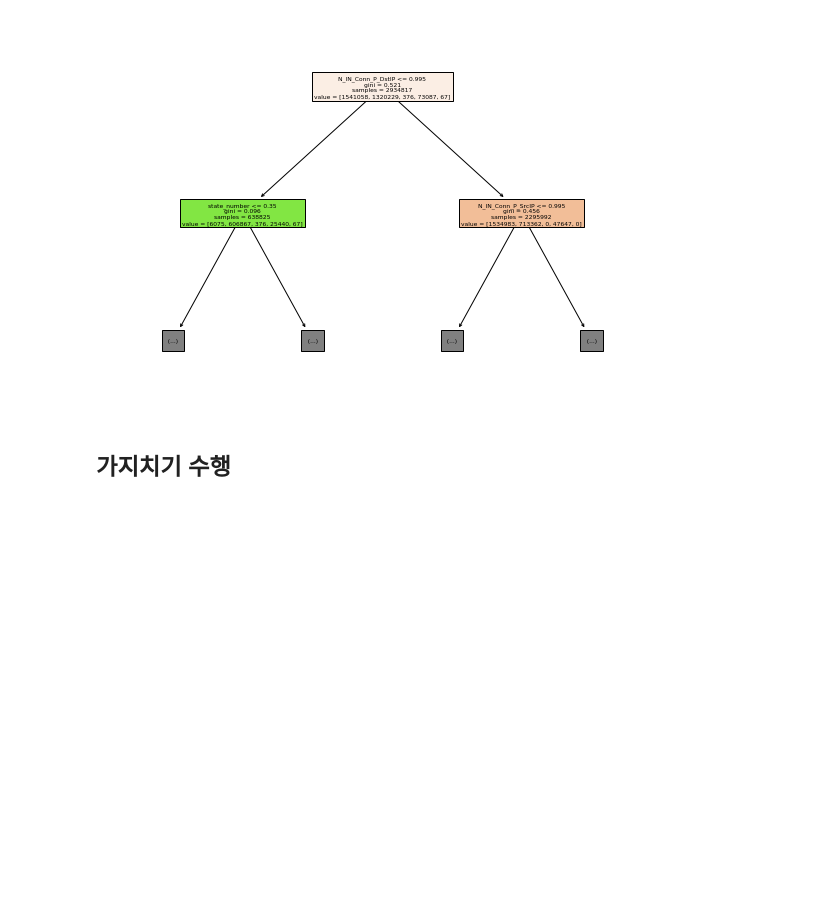
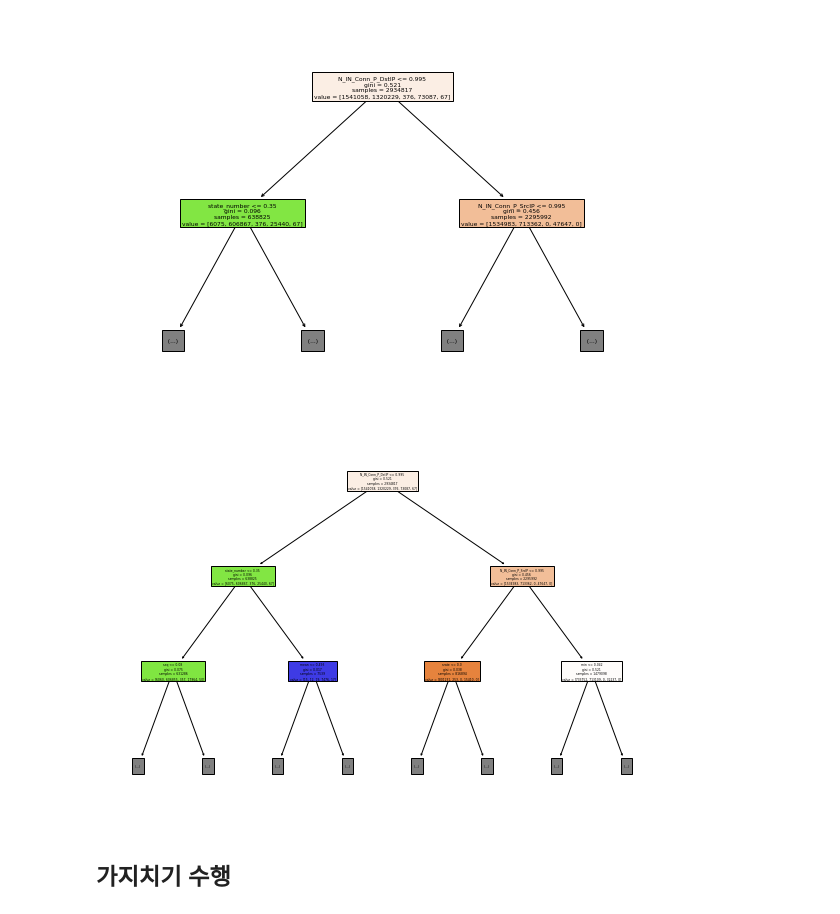
Before and after one commit to Malicious-traffic-in-IoT-networks/Machine-learning, a Jupyter notebook: decisionTree.ipynb, the cells around one changed output. Cells and saved outputs as stored; diff of their text form; code cells hidden in the pictures; blank space fills up the shorter version.

```diff
--- a/decisionTree.ipynb
+++ b/decisionTree.ipynb
@@ -166,6 +189,13 @@ plt.savefig('tree-high-detail_dpi', dpi=100)
 plt.show()
 # %% [output]
 [figure]
+# %%
+plt.figure(figsize=(10, 7))
+plot_tree(dt, max_depth=2, filled=True, feature_names=['seq', 'stddev', 'N_IN_Conn_P_DstIP', 'N_IN_Conn_P_SrcIP', 'min', 'state_number', 'mean', 'drate', 'srate', 'max'])
+plt.savefig('depth-2-tree.png')
+plt.show()
+# %% [output]
+[figure, added]
 # %% [markdown]
 ## 가지치기 수행
 # %%
```
Also changed, not shown: parts of 26 cells of this notebook.
